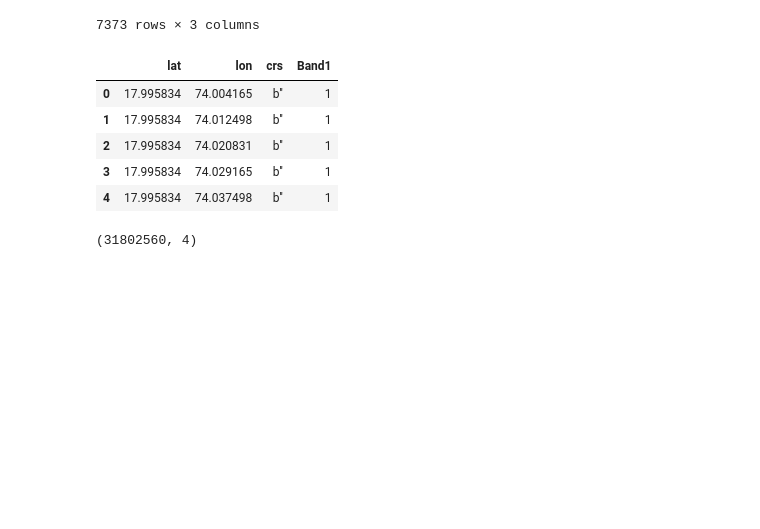
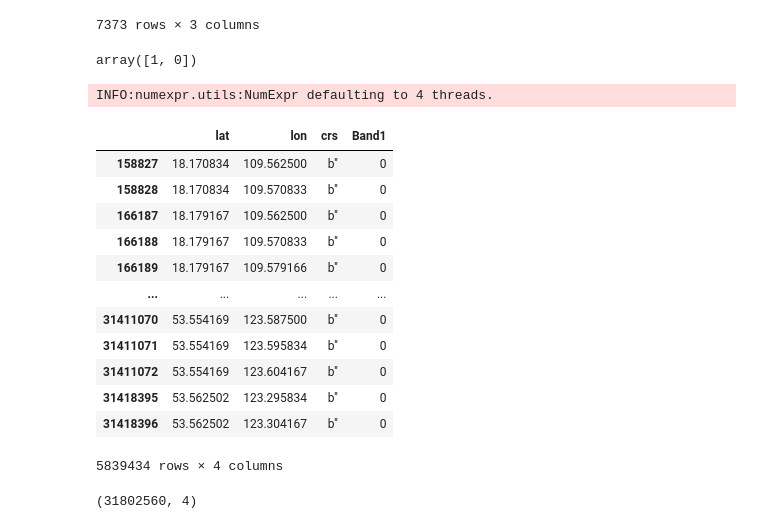
Before and after one commit to justinlu09/geodata_mask_agg, a Jupyter notebook: wind_monthly_china_test.ipynb, the cells around one changed output. Drawn from its saved outputs; the diff is of its cells as text; code cells hidden in the pictures; blank space fills up the shorter version.

Commit message:
Created mask of wind values for subset of forest

```diff
--- a/wind_monthly_china_test.ipynb
+++ b/wind_monthly_china_test.ipynb
@@ -164,14 +177,26 @@ forest_df = xarray_ds.to_dataframe()
 # %%
 forest_df['Band1'] = forest_df['Band1'].fillna(0).astype(int)
 forest = forest_df.reset_index()
-forest.head()
+forest['Band1'].unique()
 # %% [output]
-|  | lat | lon | crs | Band1 |
-| 0 | 17.995834 | 74.004165 | b'' | 1 |
-| 1 | 17.995834 | 74.012498 | b'' | 1 |
-| 2 | 17.995834 | 74.020831 | b'' | 1 |
-| 3 | 17.995834 | 74.029165 | b'' | 1 |
-| 4 | 17.995834 | 74.037498 | b'' | 1 |
+array([1, 0])
+# %%
+forest[forest['Band1'] == 0]
+# %% [output]
+INFO:numexpr.utils:NumExpr defaulting to 4 threads.
+|  | lat | lon | crs | Band1 |
+| 158827 | 18.170834 | 109.562500 | b'' | 0 |
+| 158828 | 18.170834 | 109.570833 | b'' | 0 |
+| 166187 | 18.179167 | 109.562500 | b'' | 0 |
+| 166188 | 18.179167 | 109.570833 | b'' | 0 |
+| 166189 | 18.179167 | 109.579166 | b'' | 0 |
+| ... | ... | ... | ... | ... |
+| 31411070 | 53.554169 | 123.587500 | b'' | 0 |
+| 31411071 | 53.554169 | 123.595834 | b'' | 0 |
+| 31411072 | 53.554169 | 123.604167 | b'' | 0 |
+| 31418395 | 53.562502 | 123.295834 | b'' | 0 |
+| 31418396 | 53.562502 | 123.304167 | b'' | 0 |
+5839434 rows × 4 columns
 # %%
 forest.shape
 # %% [output]
```
Also changed, not shown: parts of 19 cells of this notebook.
